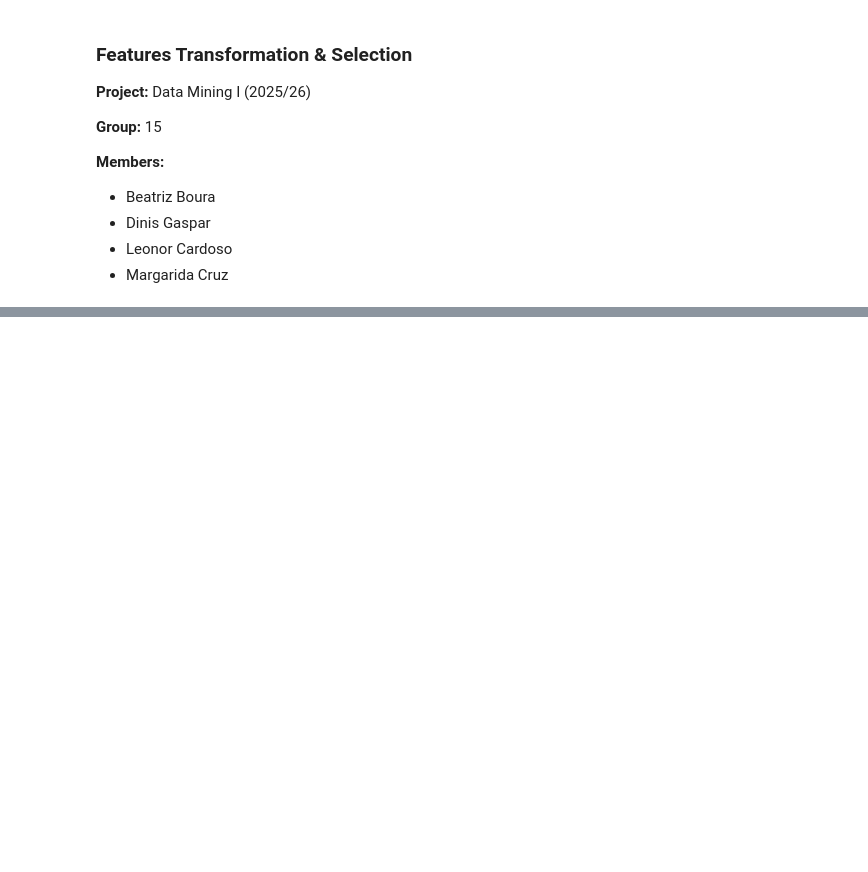
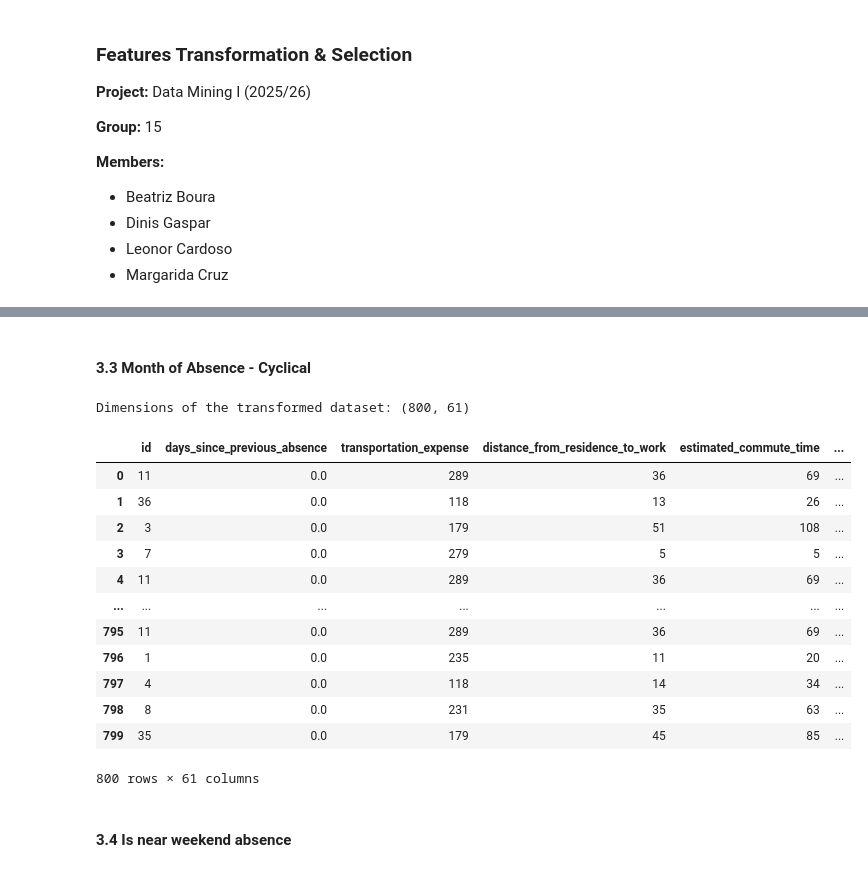
Before and after one commit to Dinis239/DM_Project, a Jupyter notebook: Pre-processing/4_Features.ipynb, the cells around one changed output, grey strips where cells are left out. Saved outputs shown, nothing was run; the diff lists cells and outputs as text; code cells hidden in the pictures; blank space fills up the shorter version.

```diff
--- a/Pre-processing/4_Features.ipynb
+++ b/Pre-processing/4_Features.ipynb
@@ -166,0 +180,39 @@ KeyError: 'Transportation Expense'
+# %% [markdown]
+#### 3.3 Month of Absence - Cyclical
+# %%
+month_map = {'january': 1, 'february': 2, 'march': 3, 'april': 4, 'may': 5, 'june': 6,
+             'july': 7, 'august': 8, 'september': 9, 'october': 10, 'november': 11, 'december': 12}
+
+if 'month_of_absence' in data_enc.columns:
+    data_enc['month_of_absence'] = (
+    data_enc['month_of_absence']
+    .astype(str)
+    .str.strip()
+    .str.lower()
+    .map(month_map)
+    )
+
+    data_enc['month_sin'] = np.sin(2 * np.pi * data_enc['month_of_absence'] / 12)
+    data_enc['month_cos'] = np.cos(2 * np.pi * data_enc['month_of_absence'] / 12)
+    data_enc.drop(columns='month_of_absence', inplace=True)
+
+
+print('Dimensions of the transformed dataset:', data_enc.shape)
+display(data_enc)
+# %% [output]
+Dimensions of the transformed dataset: (800, 61)
+|  | id | days_since_previous_absence | transportation_expense | distance_from_residence_to_work | estimated_commute_time | ... |
+| 0 | 11 | 0.0 | 289 | 36 | 69 | ... |
+| 1 | 36 | 0.0 | 118 | 13 | 26 | ... |
+| 2 | 3 | 0.0 | 179 | 51 | 108 | ... |
+| 3 | 7 | 0.0 | 279 | 5 | 5 | ... |
+| 4 | 11 | 0.0 | 289 | 36 | 69 | ... |
+| ... | ... | ... | ... | ... | ... | ... |
+| 795 | 11 | 0.0 | 289 | 36 | 69 | ... |
+| 796 | 1 | 0.0 | 235 | 11 | 20 | ... |
+| 797 | 4 | 0.0 | 118 | 14 | 34 | ... |
+| 798 | 8 | 0.0 | 231 | 35 | 63 | ... |
+| 799 | 35 | 0.0 | 179 | 45 | 85 | ... |
+800 rows × 61 columns
+# %% [markdown]
+#### 3.4 Is near weekend absence
```
Also changed, not shown: parts of 14 cells of this notebook.
